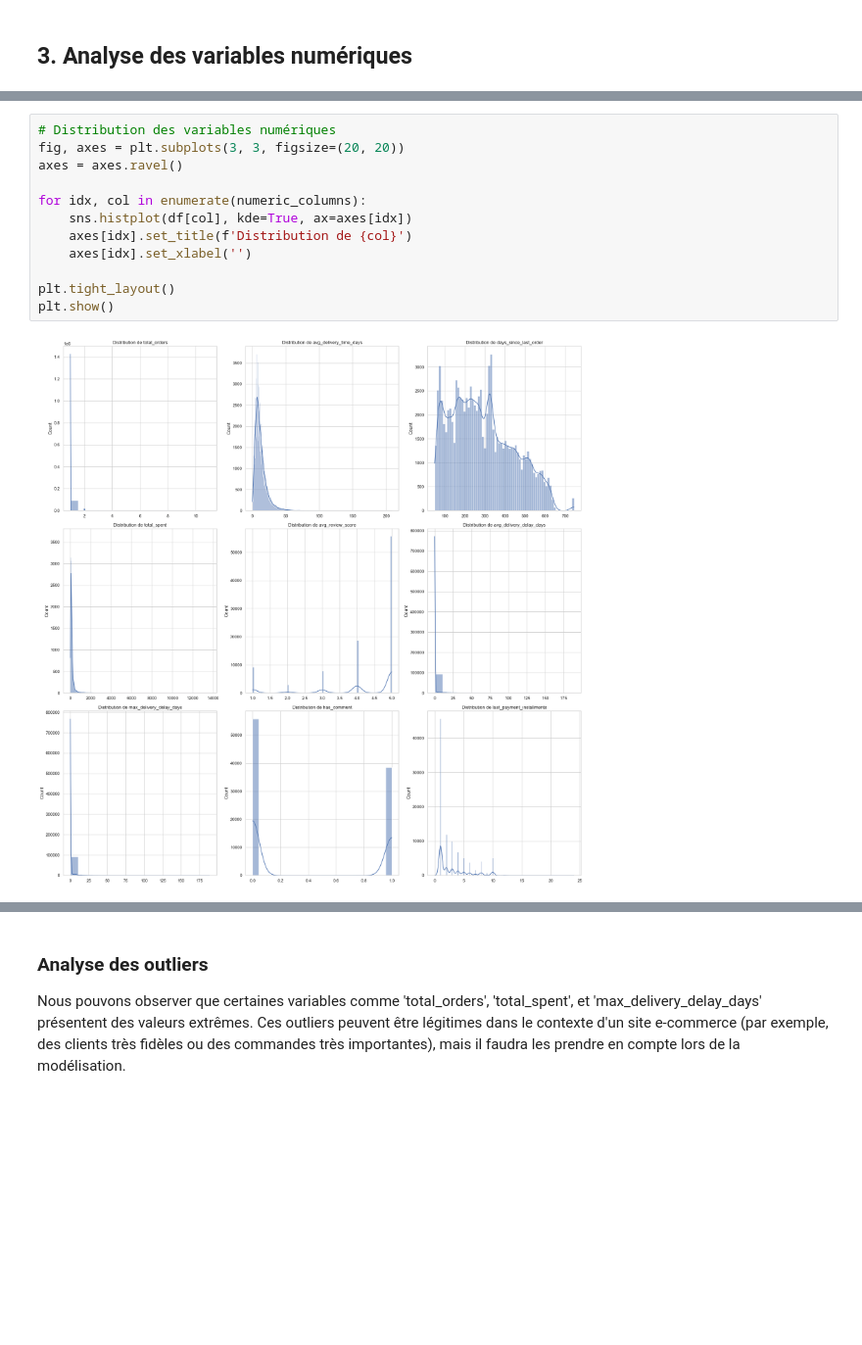
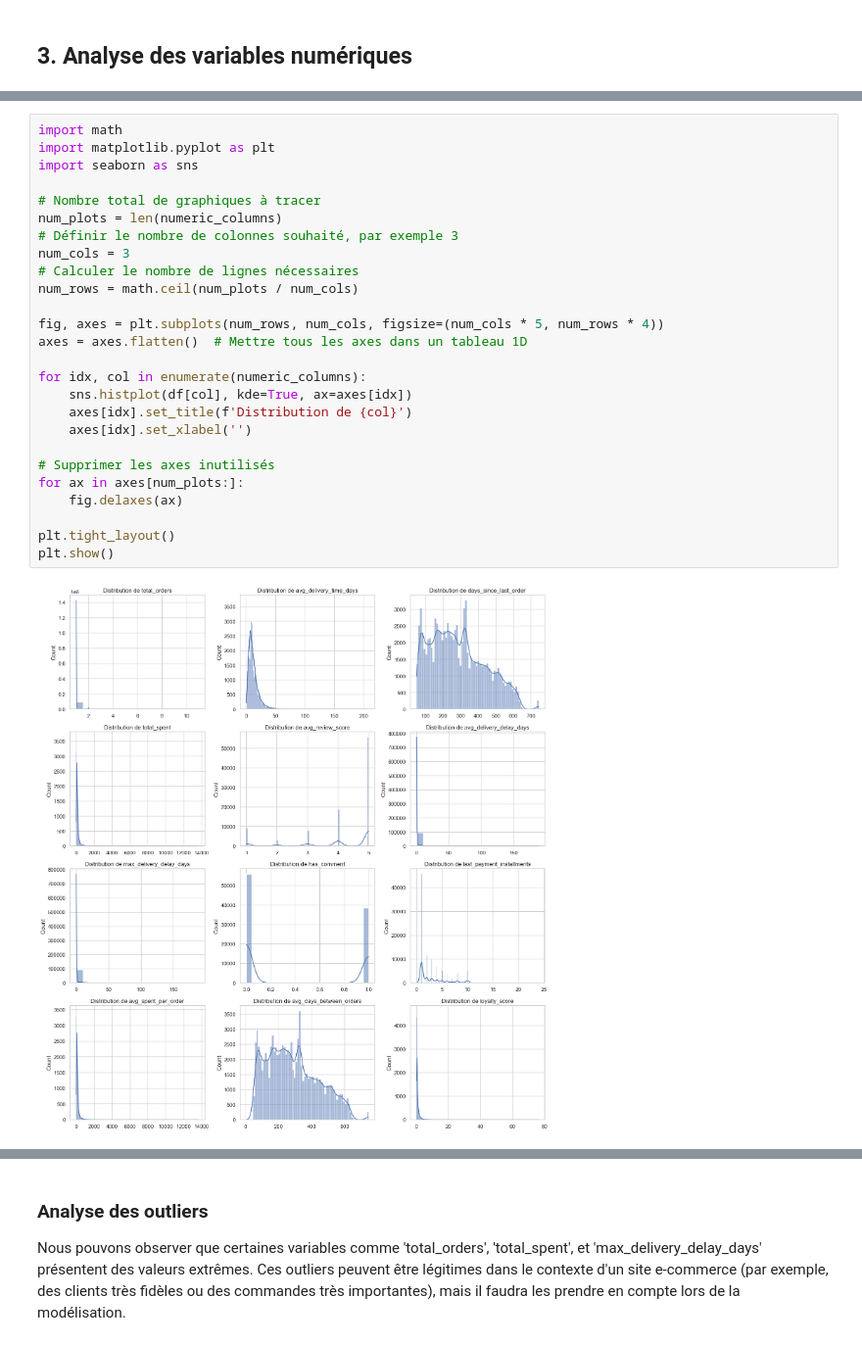
Before and after one commit to CharbonneauJean/OC-Projet4, a Jupyter notebook: analyse_exploratoire.ipynb, the cells around one changed output, grey strips where cells are left out. Shown at 98% size. Saved outputs shown, nothing was run; the diff lists cells and outputs as text; blank space fills up the shorter version.

```diff
--- a/analyse_exploratoire.ipynb
+++ b/analyse_exploratoire.ipynb
@@ -95,16 +156,30 @@ Index(['total_orders', 'avg_delivery_time_days', 'days_since_last_order',
 | 75% | 1.000000 | 15.671852 | 397.218368 | 179.340000 | 5.000000 | ... |
 | max | 11.000000 | 208.351759 | 744.364907 | 13664.080000 | 5.000000 | ... |
 # %%
-# Distribution des variables numériques
-fig, axes = plt.subplots(3, 3, figsize=(20, 20))
-axes = axes.ravel()
+import math
+import matplotlib.pyplot as plt
+import seaborn as sns
+
+# Nombre total de graphiques à tracer
+num_plots = len(numeric_columns)
+# Définir le nombre de colonnes souhaité, par exemple 3
+num_cols = 3
+# Calculer le nombre de lignes nécessaires
+num_rows = math.ceil(num_plots / num_cols)
+
+fig, axes = plt.subplots(num_rows, num_cols, figsize=(num_cols * 5, num_rows * 4))
+axes = axes.flatten()  # Mettre tous les axes dans un tableau 1D
 
 for idx, col in enumerate(numeric_columns):
     sns.histplot(df[col], kde=True, ax=axes[idx])
     axes[idx].set_title(f'Distribution de {col}')
     axes[idx].set_xlabel('')
 
+# Supprimer les axes inutilisés
+for ax in axes[num_plots:]:
+    fig.delaxes(ax)
+
 plt.tight_layout()
 plt.show()
 # %% [output]
-[figure, old version]
+[figure, new version]
```
Also changed, not shown: parts of 30 cells of this notebook, 11 other files.
